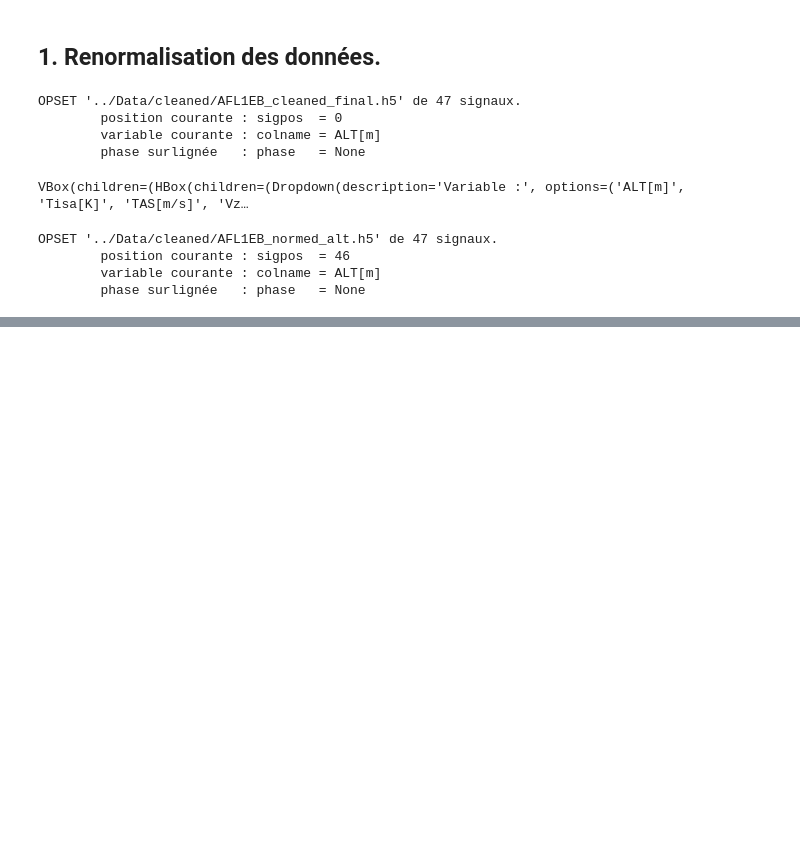
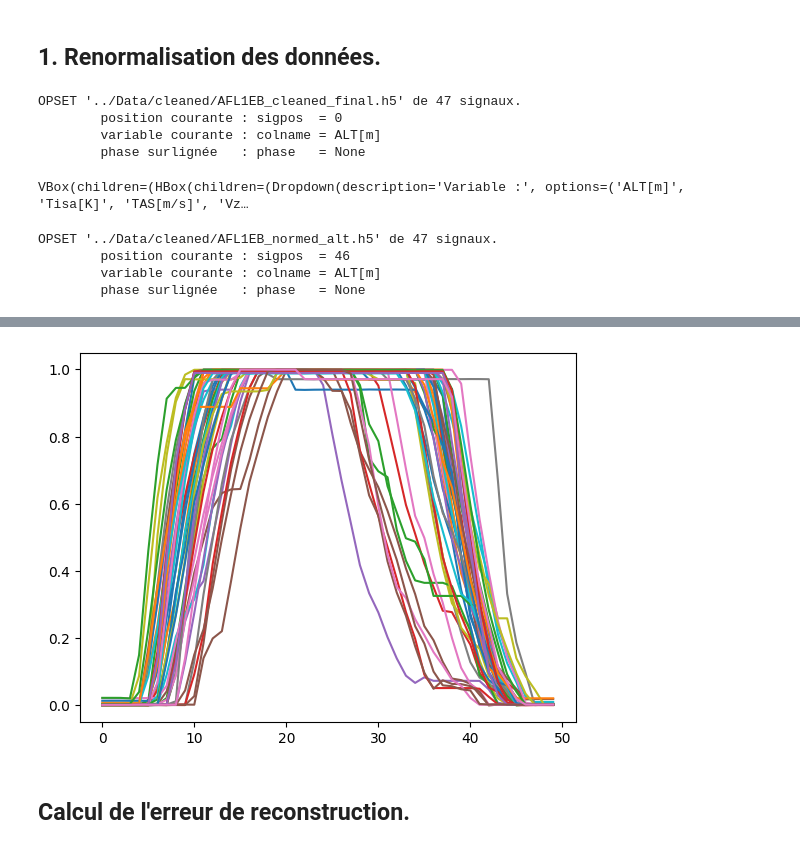
Before and after one commit to RubertiS/Projet_rectangularisation_vols, a Jupyter notebook: Notebooks/test_fruste_1.ipynb, the cells around one changed output, grey strips where cells are left out. Drawn from its saved outputs; the diff is of its cells as text; code cells hidden in the pictures; blank space fills up the shorter version.

Commit message:
Mise en oeuvre d'un algorithme fruste linéaire ( pas de synchronisation, mais des calculs de métriques).

```diff
--- a/Notebooks/test_fruste_1.ipynb
+++ b/Notebooks/test_fruste_1.ipynb
@@ -137,0 +114,6 @@ M
+# %%
+plt.plot(ALT) ;
+# %% [output]
+[figure, added]
+# %% [markdown]
+## Calcul de l'erreur de reconstruction.
```
Also changed, not shown: parts of 9 cells of this notebook, 2 other files.
